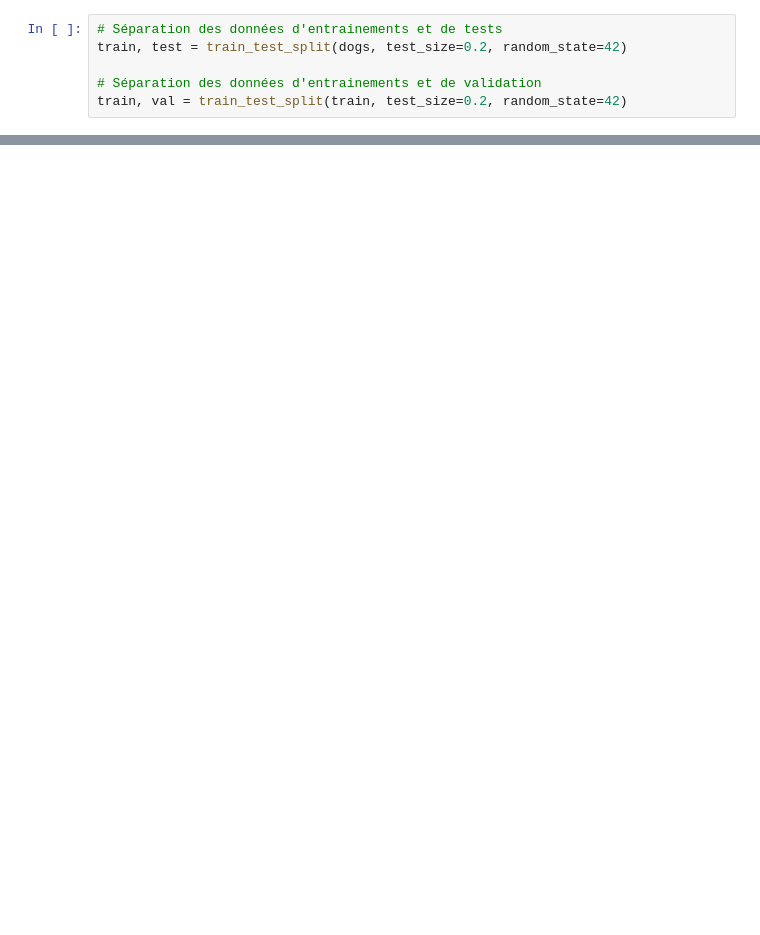
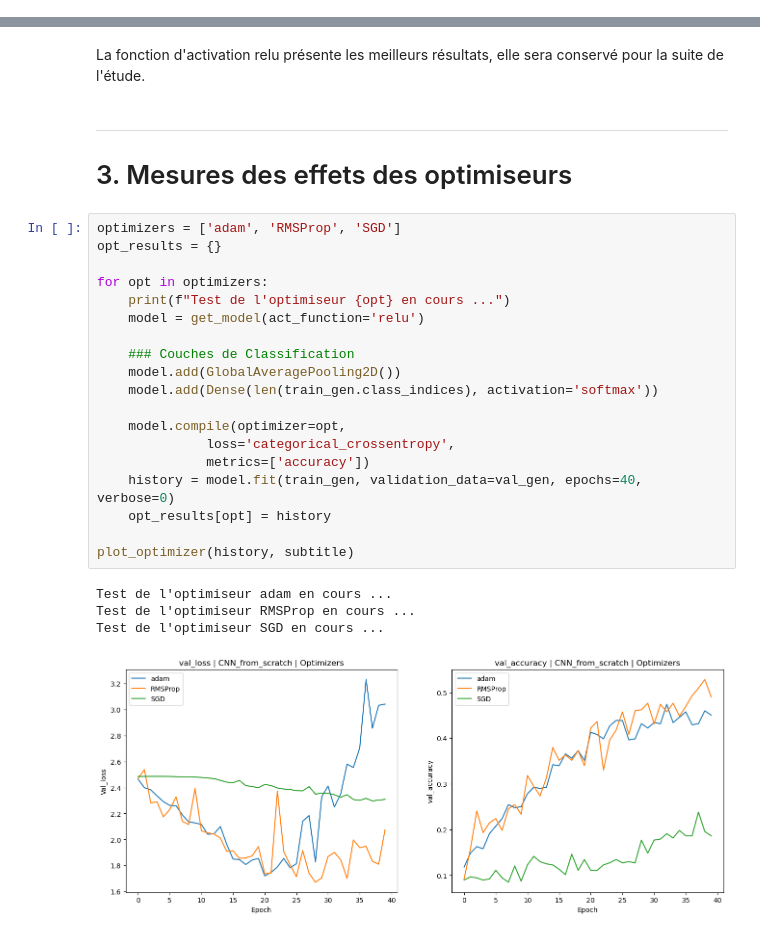
Before and after one commit to Adrian1903/Classez-des-images-l-aide-d-algorithmes-de-Deep-Learning, a Jupyter notebook: dev/03_cnn_from_scratch.ipynb, the cells around one changed output, grey strips where cells are left out. Cells and saved outputs as stored; diff of their text form; blank space fills up the shorter version.

```diff
--- a/dev/03_cnn_from_scratch.ipynb
+++ b/dev/03_cnn_from_scratch.ipynb
@@ -76,6 +0,0 @@ dogs
-# %%
-# Séparation des données d'entrainements et de tests
-train, test = train_test_split(dogs, test_size=0.2, random_state=42)
-
-# Séparation des données d'entrainements et de validation
-train, val = train_test_split(train, test_size=0.2, random_state=42)
@@ -260,0 +344,29 @@ Le modèle présente un resultat de presque 28 % sur des images qu'il n'a jamais
+# %% [markdown]
+La fonction d'activation relu présente les meilleurs résultats, elle sera conservé pour la suite de l'étude.
+# %% [markdown]
+---
+# 3. Mesures des effets des optimiseurs
+# %%
+optimizers = ['adam', 'RMSProp', 'SGD']
+opt_results = {}
+
+for opt in optimizers:
+    print(f"Test de l'optimiseur {opt} en cours ...")
+    model = get_model(act_function='relu')
+
+    ### Couches de Classification
+    model.add(GlobalAveragePooling2D())
+    model.add(Dense(len(train_gen.class_indices), activation='softmax'))
+
+    model.compile(optimizer=opt,
+              loss='categorical_crossentropy',
+              metrics=['accuracy'])
+    history = model.fit(train_gen, validation_data=val_gen, epochs=40, verbose=0)
+    opt_results[opt] = history
+
+plot_optimizer(history, subtitle)
+# %% [output]
+Test de l'optimiseur adam en cours ...
+Test de l'optimiseur RMSProp en cours ...
+Test de l'optimiseur SGD en cours ...
+[figure, added]
```
Also changed, not shown: parts of 48 cells of this notebook.
